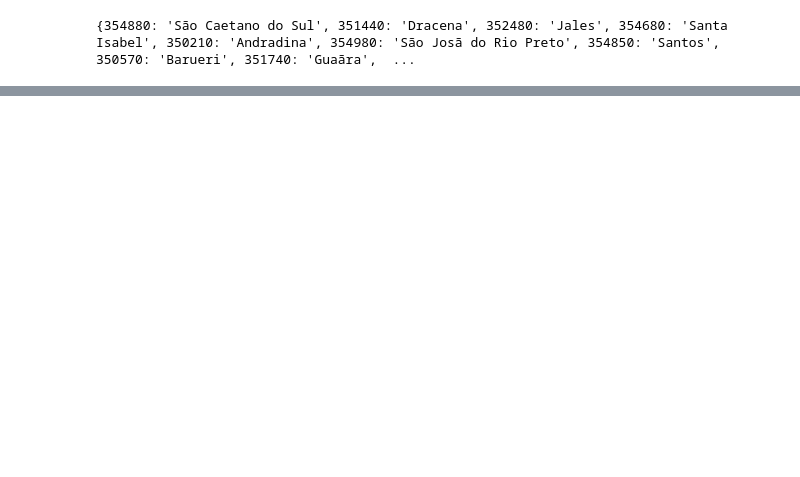
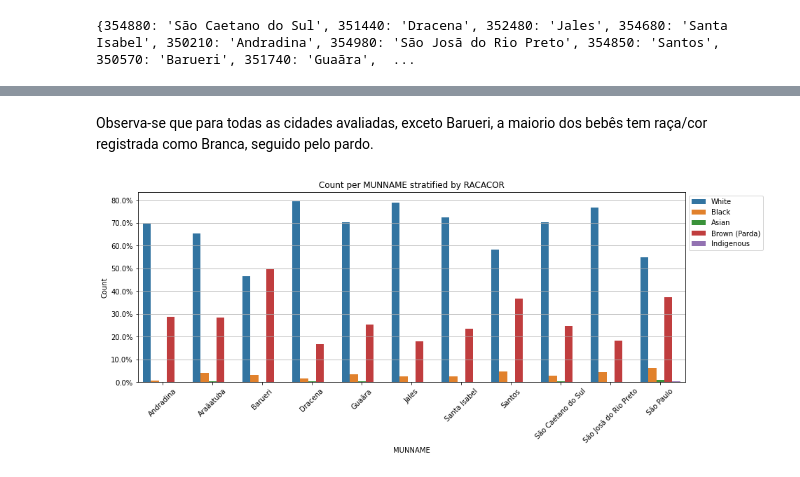
Before and after one commit to Kotzly/DS4H_Course, a Jupyter notebook: notebooks/DS4H_full.ipynb, the cells around one changed output, grey strips where cells are left out. Drawn from its saved outputs; the diff is of its cells as text; code cells hidden in the pictures; blank space fills up the shorter version.

```diff
--- a/notebooks/DS4H_full.ipynb
+++ b/notebooks/DS4H_full.ipynb
@@ -113,0 +329,6 @@ See the caveats in the documentation: https://pandas.pydata.org/pandas-docs/stab
+# %% [markdown]
+Observa-se que para todas as cidades avaliadas, exceto Barueri, a maiorio dos bebês tem raça/cor registrada como Branca, seguido pelo pardo.
+# %%
+pct_plot(df, "MUNNAME", "RACACOR", percentage=True);
+# %% [output]
+[figure, added]
```
Also changed, not shown: parts of 63 cells of this notebook.
